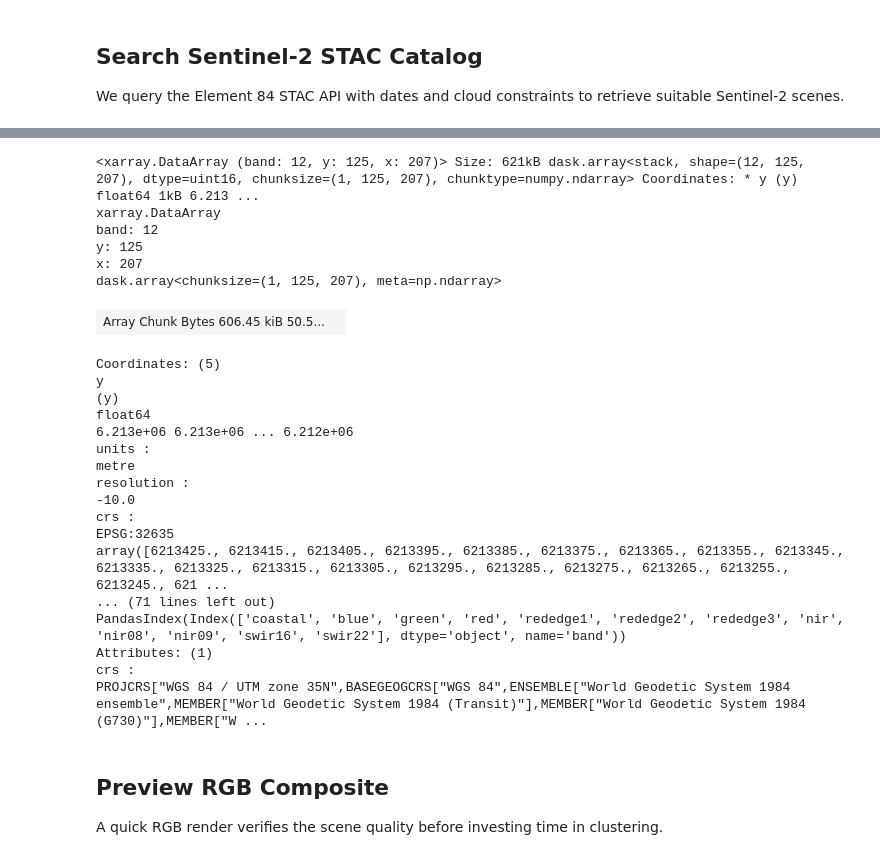
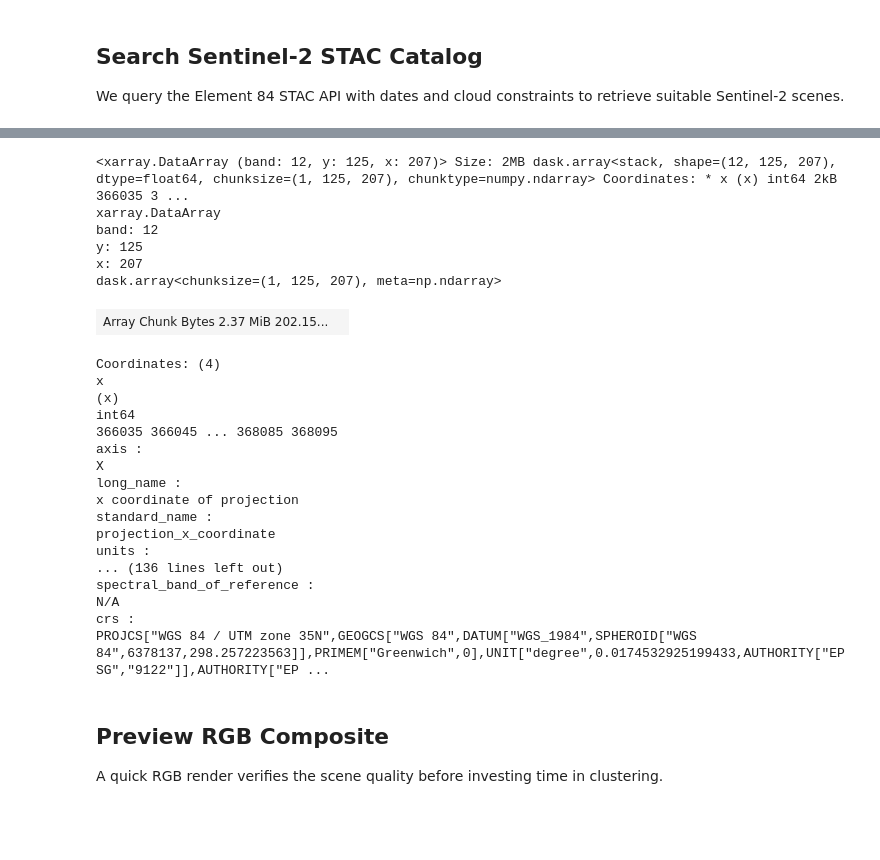
Before and after one commit to sunnydean/example-grasslands, a Jupyter notebook: grasslands-example.ipynb, the cells around one changed output, grey strips where cells are left out. Drawn from its saved outputs; the diff is of its cells as text; code cells hidden in the pictures; blank space fills up the shorter version.

```diff
--- a/grasslands-example.ipynb
+++ b/grasslands-example.ipynb
@@ -47,13 +82,13 @@ We query the Element 84 STAC API with dates and cloud constraints to retrieve su
 # %%
-catalog = pystac_client.open("https://earth-search.aws.element84.com/v1")
-chunk={} # <-- use dask
-time='2019-06-01/2020-09-30' # some summer months
-res=10 # 10m resolution
+# catalog = pystac_client.open("https://earth-search.aws.element84.com/v1")
+# chunk={} # <-- use dask
+# time='2019-06-01/2020-09-30' # some summer months
+# res=10 # 10m resolution
 
-query = catalog.search(
-    collections=["sentinel-2-l2a"], datetime=time, limit=100,
-    bbox=bbox, query={"eo:cloud_cover": {"lt": 0.1}}
-)
+# query = catalog.search(
+#     collections=["sentinel-2-l2a"], datetime=time, limit=100,
+#     bbox=bbox, query={"eo:cloud_cover": {"lt": 0.1}}
+# )
 
-items = list(query.items())
-print(f"Found: {len(items):d} datasets")
+# items = list(query.items())
+# print(f"Found: {len(items):d} datasets")
@@ -62,4 +95,4 @@ Found: 7 datasets
 # %%
-item = items[2]
+item = items[1]
 item
 # %% [output]
@@ -114,32 +121,51 @@ Data variables:
+# %%
+grass_land = grass_land.drop_vars(["snw","cld","scl"])
+# %%
+rename_map = {
+    "b01": "coastal",
+    "b02": "blue",
+    "b03": "green",
+    "b04": "red",
+    "b05": "rededge1",
+    "b06": "rededge2",
+    "b07": "rededge3",
+    "b08": "nir",
+    "b8a": "nir_narrow",
+    "b09": "water_vapour",
+    "b11": "swir1",
+    "b12": "swir2",
+}
+
+grass_land = grass_land.rename(rename_map)
 # %%
-grass_land_da = grass_land.isel(time=0).to_array(dim="band")
+grass_land_da = grass_land.to_array(dim="band")
 grass_land_da.attrs["crs"] = str(grass_land.odc.crs)
 grass_land_da
 # %% [output]
-<xarray.DataArray (band: 12, y: 125, x: 207)> Size: 621kB dask.array<stack, shape=(12, 125, 207), dtype=uint16, chunksize=(1, 125, 207), chunktype=numpy.ndarray> Coordinates: * y (y) float64 1kB 6.213 ...
+<xarray.DataArray (band: 12, y: 125, x: 207)> Size: 2MB dask.array<stack, shape=(12, 125, 207), dtype=float64, chunksize=(1, 125, 207), chunktype=numpy.ndarray> Coordinates: * x (x) int64 2kB 366035 3 ...
 xarray.DataArray
 band: 12
 y: 125
 x: 207
 dask.array<chunksize=(1, 125, 207), meta=np.ndarray>
-| Array Chunk Bytes 606.45 kiB 50.5... |  |
+| Array Chunk Bytes 2.37 MiB 202.15... |  |
-Coordinates: (5)
-y
-(y)
-float64
-6.213e+06 6.213e+06 ... 6.212e+06
+Coordinates: (4)
+x
+(x)
+int64
+366035 366045 ... 368085 368095
+axis :
+X
+long_name :
+x coordinate of projection
+standard_name :
+projection_x_coordinate
 units :
-metre
-resolution :
--10.0
+... (136 lines left out)
+spectral_band_of_reference :
+N/A
 crs :
-EPSG:32635
-array([6213425., 6213415., 6213405., 6213395., 6213385., 6213375., 6213365., 6213355., 6213345., 6213335., 6213325., 6213315., 6213305., 6213295., 6213285., 6213275., 6213265., 6213255., 6213245., 621 ...
-... (71 lines left out)
-PandasIndex(Index(['coastal', 'blue', 'green', 'red', 'rededge1', 'rededge2', 'rededge3', 'nir', 'nir08', 'nir09', 'swir16', 'swir22'], dtype='object', name='band'))
-Attributes: (1)
-crs :
-PROJCRS["WGS 84 / UTM zone 35N",BASEGEOGCRS["WGS 84",ENSEMBLE["World Geodetic System 1984 ensemble",MEMBER["World Geodetic System 1984 (Transit)"],MEMBER["World Geodetic System 1984 (G730)"],MEMBER["W ...
+PROJCS["WGS 84 / UTM zone 35N",GEOGCS["WGS 84",DATUM["WGS_1984",SPHEROID["WGS 84",6378137,298.257223563]],PRIMEM["Greenwich",0],UNIT["degree",0.0174532925199433,AUTHORITY["EPSG","9122"]],AUTHORITY["EP ...
 # %% [markdown]
 ## Preview RGB Composite
 A quick RGB render verifies the scene quality before investing time in clustering.
```
Also changed, not shown: parts of 11 cells of this notebook, 1 other file.
